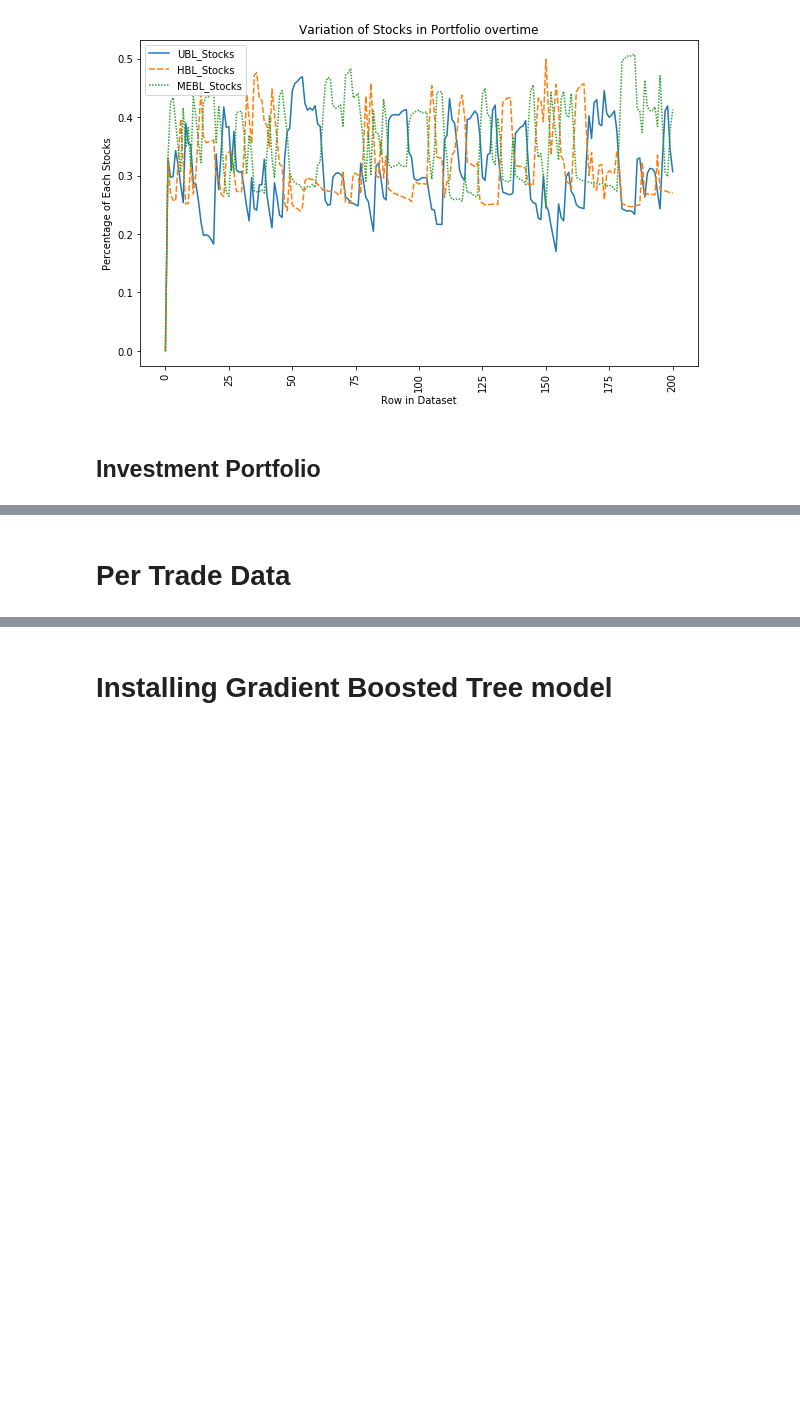
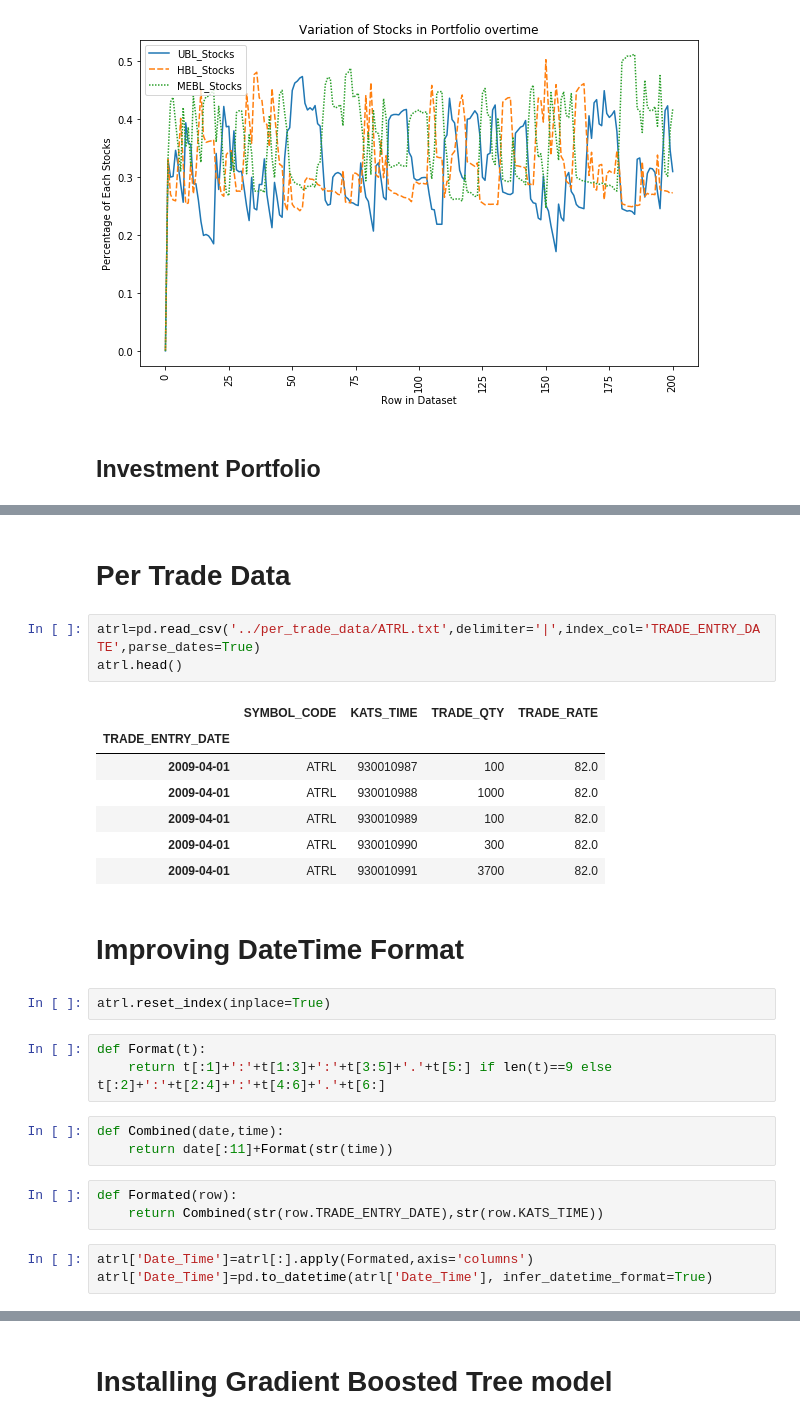
Before and after one commit to Syed-Sherjeel/PSX_Trading_Bot, a Jupyter notebook: Project_file.ipynb, the cells around one changed output, grey strips where cells are left out. Cells and saved outputs as stored; diff of their text form; blank space fills up the shorter version.

```diff
--- a/Project_file.ipynb
+++ b/Project_file.ipynb
@@ -523,2 +525,29 @@ X,nS1/total_shares,nS2/total_shares,nS3/total_shares
 # %% [markdown]
-# Per Trade Data
+# Per Trade Data <a name='pt'></a>
+# %%
+atrl=pd.read_csv('../per_trade_data/ATRL.txt',delimiter='|',index_col='TRADE_ENTRY_DATE',parse_dates=True)
+atrl.head()
+# %% [output]
+|  | SYMBOL_CODE | KATS_TIME | TRADE_QTY | TRADE_RATE |
+| TRADE_ENTRY_DATE |  |  |  |  |
+| 2009-04-01 | ATRL | 930010987 | 100 | 82.0 |
+| 2009-04-01 | ATRL | 930010988 | 1000 | 82.0 |
+| 2009-04-01 | ATRL | 930010989 | 100 | 82.0 |
+| 2009-04-01 | ATRL | 930010990 | 300 | 82.0 |
+| 2009-04-01 | ATRL | 930010991 | 3700 | 82.0 |
+# %% [markdown]
+# Improving DateTime Format <a name='dt'></a>
+# %%
+atrl.reset_index(inplace=True)
+# %%
+def Format(t):
+    return t[:1]+':'+t[1:3]+':'+t[3:5]+'.'+t[5:] if len(t)==9 else t[:2]+':'+t[2:4]+':'+t[4:6]+'.'+t[6:]
+# %%
+def Combined(date,time):
+    return date[:11]+Format(str(time))
+# %%
+def Formated(row):
+    return Combined(str(row.TRADE_ENTRY_DATE),str(row.KATS_TIME))
+# %%
+atrl['Date_Time']=atrl[:].apply(Formated,axis='columns')
+atrl['Date_Time']=pd.to_datetime(atrl['Date_Time'], infer_datetime_format=True)
```
Also changed, not shown: parts of 21 cells of this notebook, 2 other files.
